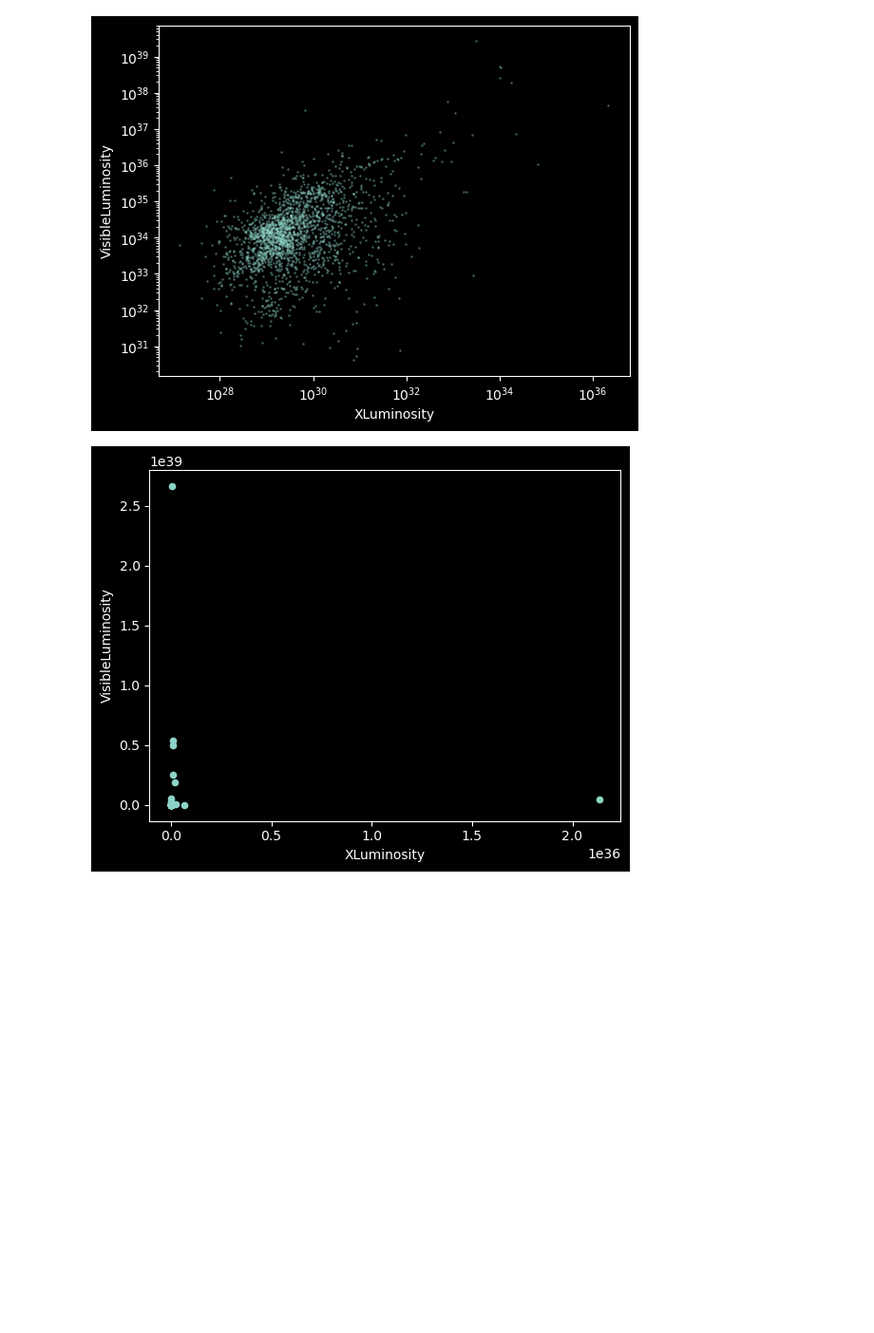
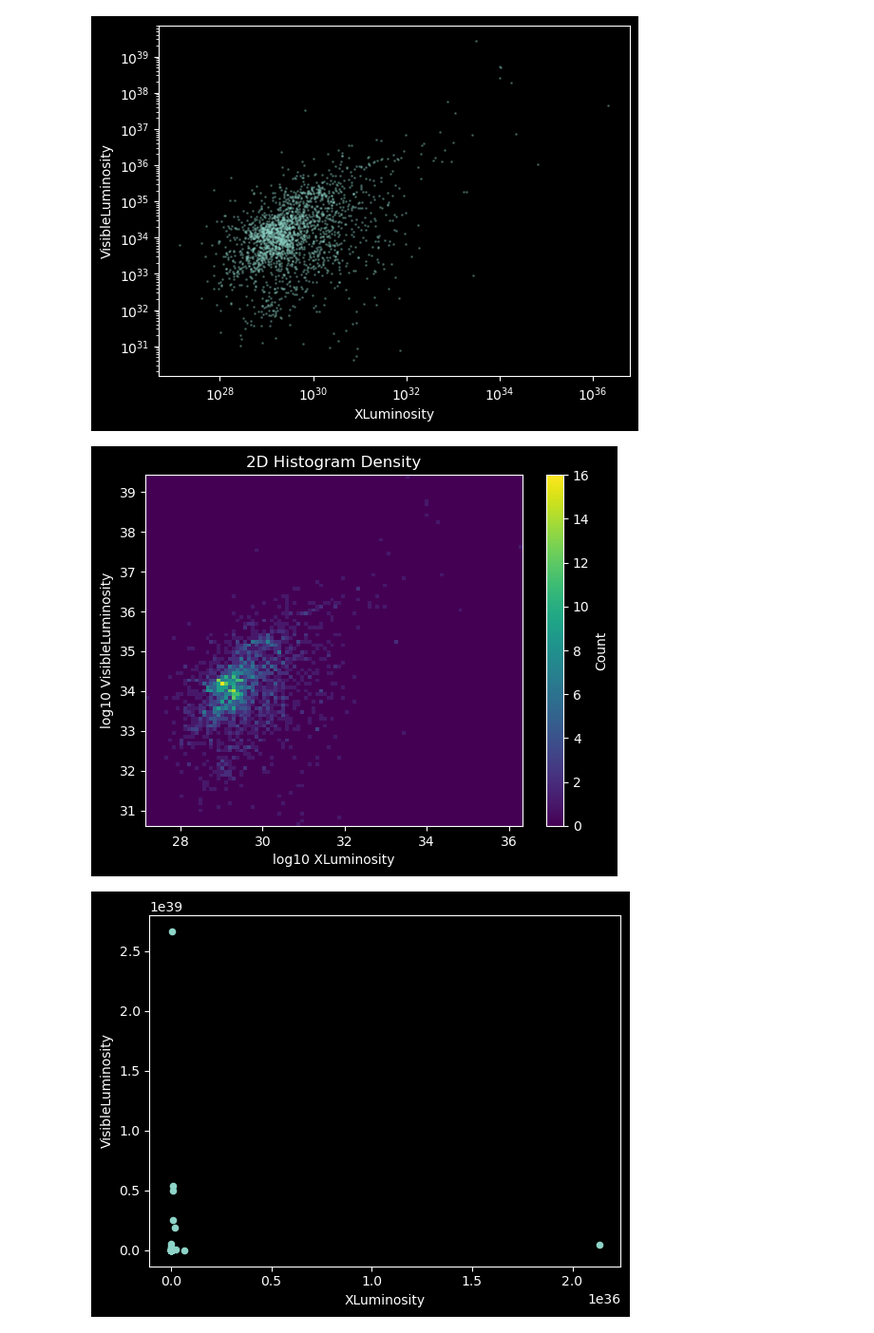
Before and after one commit to danieledelpozzo/Scientific_Visualization_Project, a Jupyter notebook: Progetto.ipynb, the cells around one changed output. Shown at 95% size. Cells and saved outputs as stored; diff of their text form; code cells hidden in the pictures; blank space fills up the shorter version.

```diff
--- a/Progetto.ipynb
+++ b/Progetto.ipynb
@@ -237,6 +235,22 @@ plt.yscale("log")
 plt.show()
 # %% [output]
 [figure]
+# %%
+x = datatype["XLuminosity"].values
+y = datatype["VisibleLuminosity"].values
+mask = (x > 0) & (y > 0)
+x = x[mask]
+y = y[mask]
+H, xedges, yedges = np.histogram2d(np.log10(x), np.log10(y), bins=100)
+plt.imshow(H.T, origin='lower', cmap='viridis', aspect='auto',
+           extent=[xedges.min(), xedges.max(), yedges.min(), yedges.max()])
+plt.xlabel("log10 XLuminosity")
+plt.ylabel("log10 VisibleLuminosity")
+plt.title("2D Histogram Density")
+plt.colorbar(label="Count")
+plt.show()
+# %% [output]
+[figure, added]
 # %%
 datatype=data[data["main_type"]=="Star"]
 x='XLuminosity'
```
Also changed, not shown: parts of 2 cells of this notebook.
